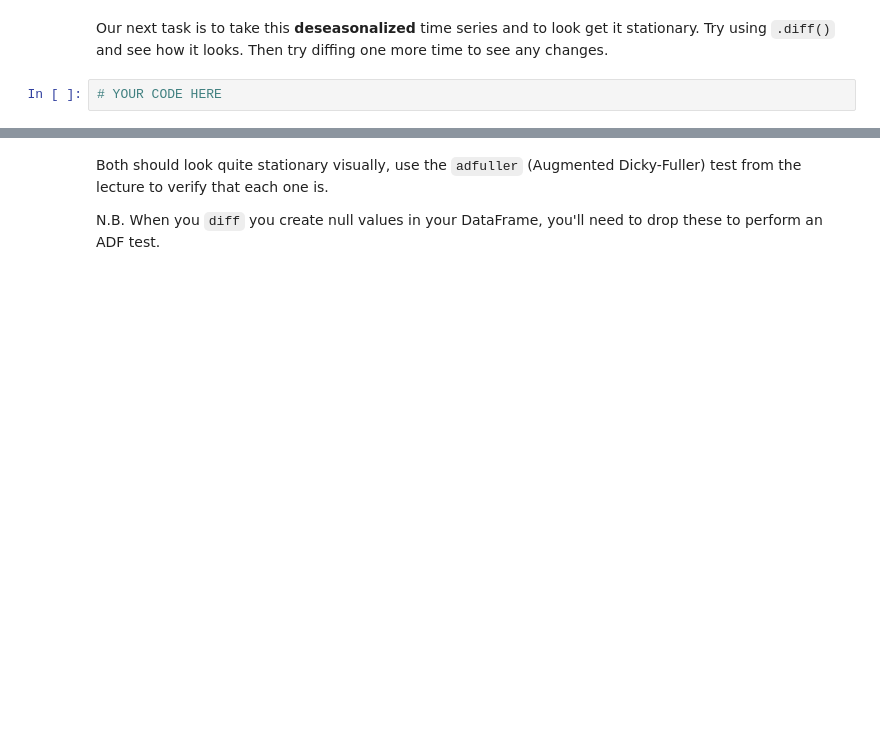
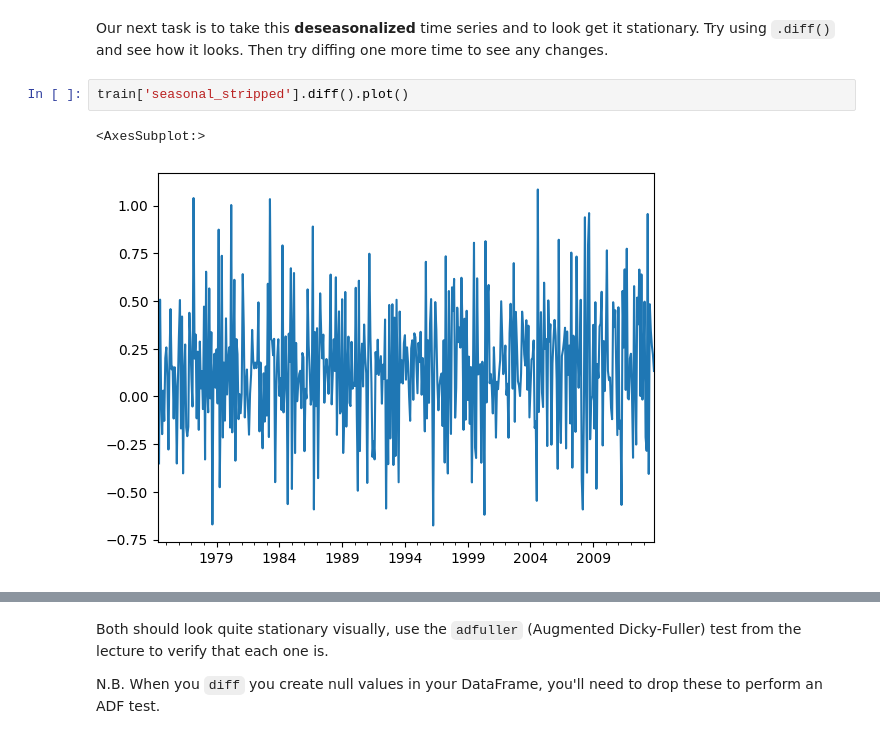
Before and after one commit to ParissaPeimaniyfard/data-arima-101, a Jupyter notebook: arima_seasonal_intro.ipynb, the cells around one changed output, grey strips where cells are left out. Saved outputs shown, nothing was run; the diff lists cells and outputs as text; blank space fills up the shorter version.

```diff
--- a/arima_seasonal_intro.ipynb
+++ b/arima_seasonal_intro.ipynb
@@ -517,5 +522,8 @@ Does it look stationary yet? Discuss with your buddy for the day why or why not.
 # %% [markdown]
 Our next task is to take this __deseasonalized__ time series and to look get it stationary. Try using `.diff()` and see how it looks. Then try diffing one more time to see any changes.
 # %%
-# YOUR CODE HERE
+train['seasonal_stripped'].diff().plot()
+# %% [output]
+<AxesSubplot:>
+[figure, added]
 # %%
```
Also changed, not shown: parts of 46 cells of this notebook, 1 other file.
